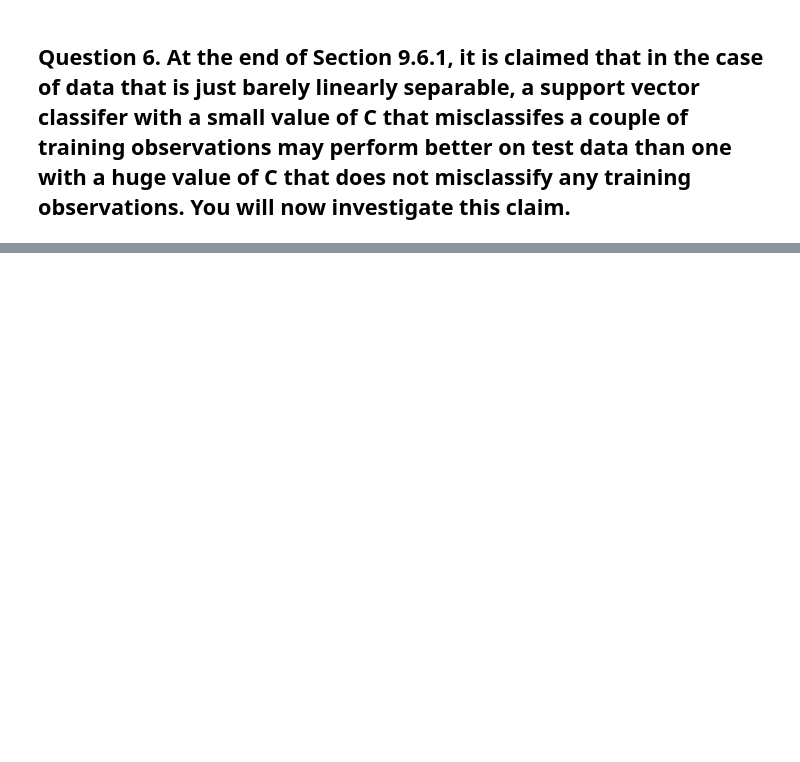
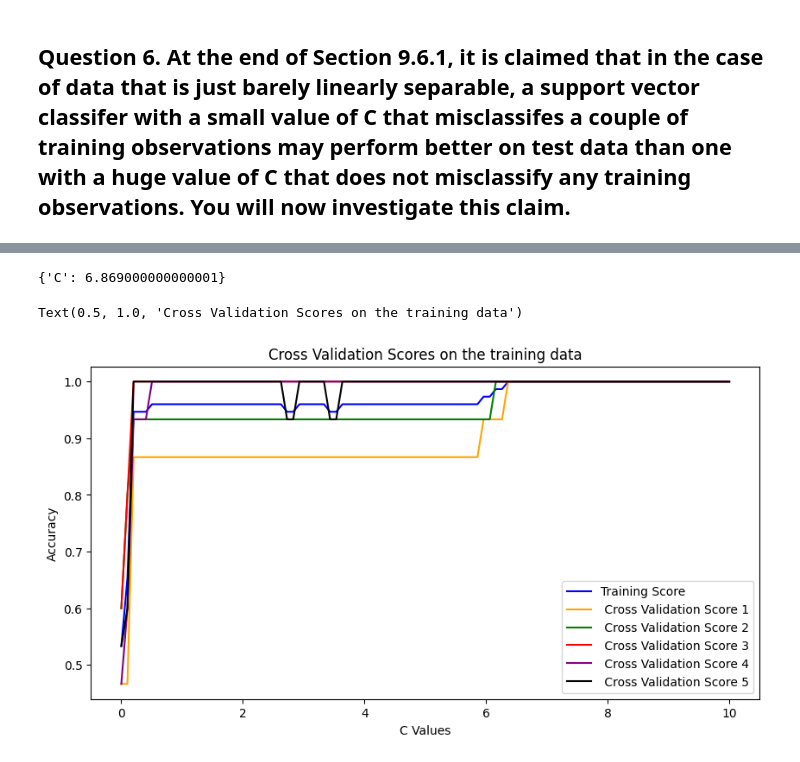
Before and after one commit to robertS961/Introduction_to_Statistical_Learning, a Jupyter notebook: Chapter9/C9Applied.ipynb, the cells around one changed output, grey strips where cells are left out. Drawn from its saved outputs; the diff is of its cells as text; code cells hidden in the pictures; blank space fills up the shorter version.

```diff
--- a/Chapter9/C9Applied.ipynb
+++ b/Chapter9/C9Applied.ipynb
@@ -336,0 +375,30 @@ SVM ACtualy Score using Poly Degree 2 Kernel 0.96
+# %%
+X_train, X_test, y_train, y_test = skm.train_test_split(X_df.drop('y', axis = 1), X_df['y'], test_size = 0.25)
+kfold = skm.KFold(n_splits = 5, shuffle = True, random_state = 0)
+C_vals = np.linspace(0.001, 10, 100)
+grid = skm.GridSearchCV(SVC(kernel = 'linear'), {'C' : C_vals}, cv =kfold, scoring = 'accuracy', return_train_score = True)
+grid.fit(X_train, y_train)
+grid.best_params_
+# %% [output]
+{'C': 6.869000000000001}
+# %%
+overallScore = grid.cv_results_['mean_test_score']
+crossValidateScore = grid.cv_results_['split0_test_score']
+crossValidationScore2 = grid.cv_results_['split1_test_score']
+crossValidationScore3 = grid.cv_results_['split2_test_score']
+crossValidationScore4 = grid.cv_results_['split3_test_score']
+crossValidationScore5 = grid.cv_results_['split4_test_score']
+plt.figure(figsize = (10,5))
+plt.plot(C_vals, overallScore, label = 'Training Score', color = 'blue')
+plt.plot(C_vals, crossValidateScore, label = ' Cross Validation Score 1', color = 'orange')
+plt.plot(C_vals, crossValidationScore2, label = ' Cross Validation Score 2', color = 'green')
+plt.plot(C_vals, crossValidationScore3, label = ' Cross Validation Score 3', color = 'red')
+plt.plot(C_vals, crossValidationScore4, label = ' Cross Validation Score 4', color = 'purple')
+plt.plot(C_vals, crossValidationScore5, label = ' Cross Validation Score 5', color = 'black')
+plt.legend()
+plt.xlabel('C Values')
+plt.ylabel('Accuracy')
+plt.title('Cross Validation Scores on the training data')
+# %% [output]
+Text(0.5, 1.0, 'Cross Validation Scores on the training data')
+[figure, added]
```
Also changed, not shown: parts of 65 cells of this notebook.
